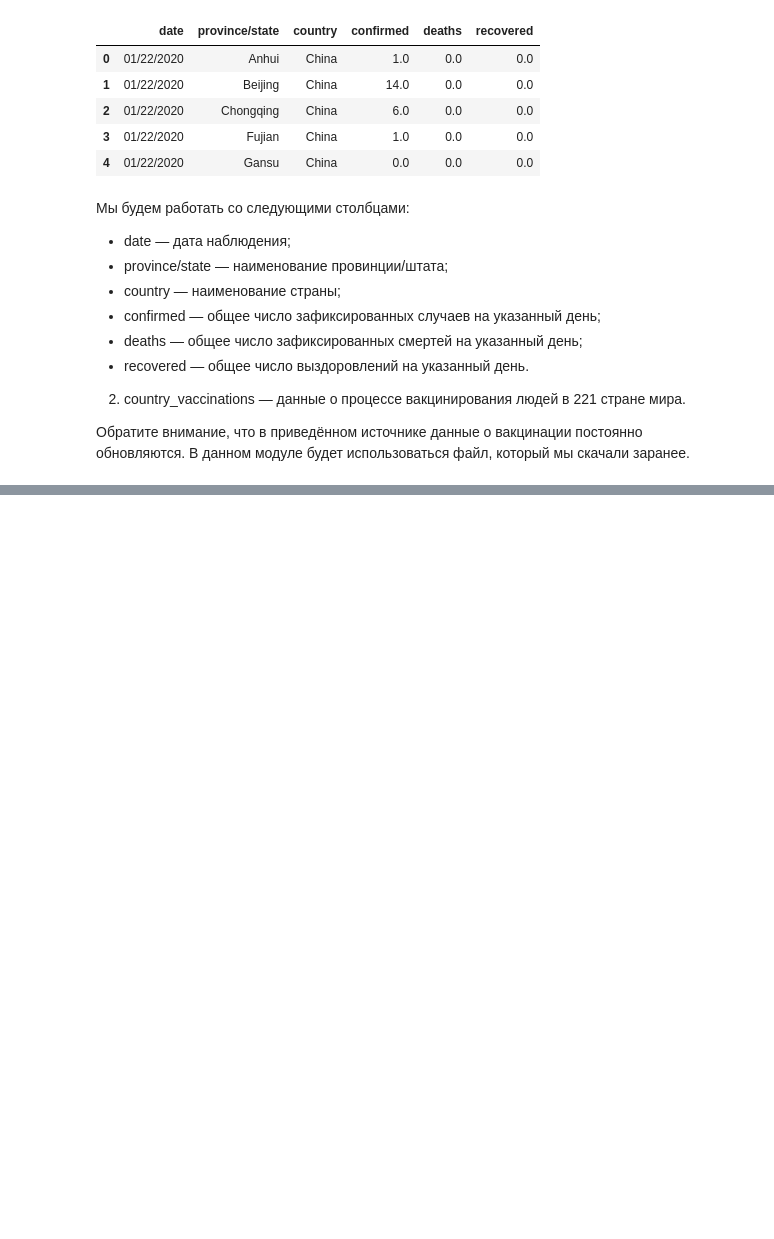
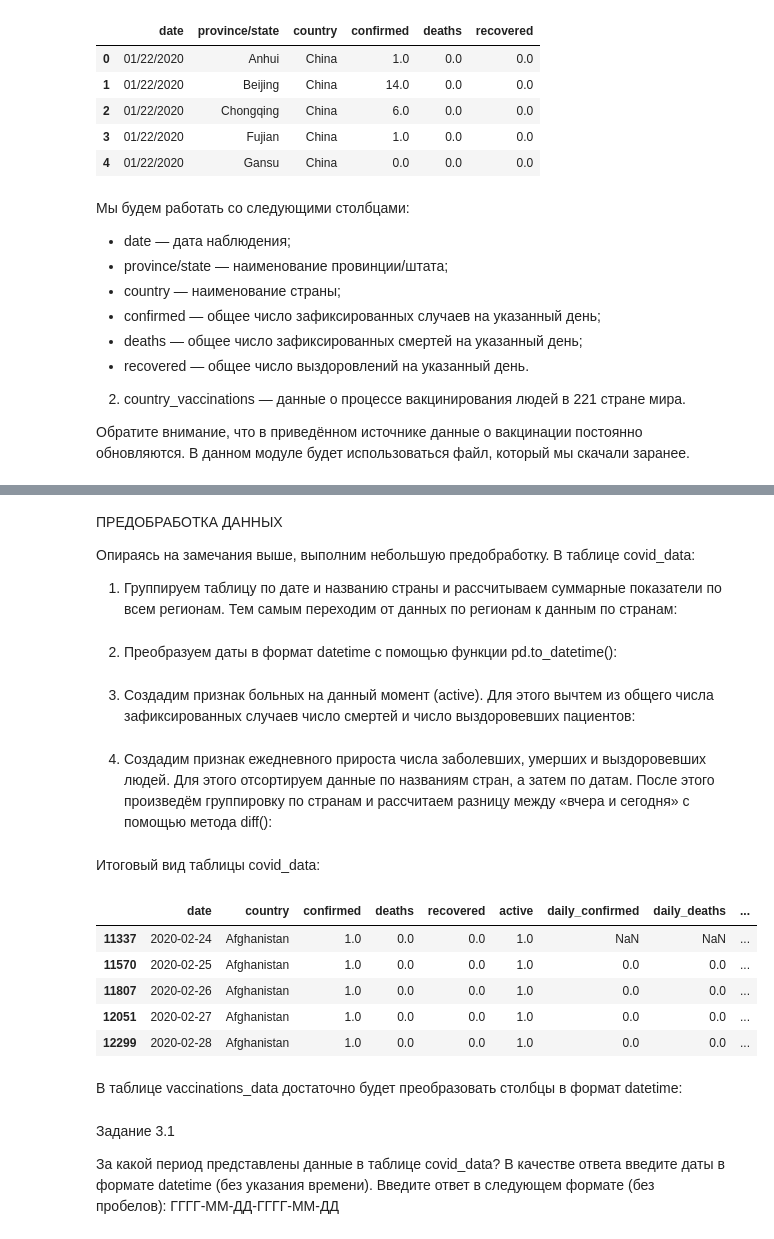
Before and after one commit to DadonovIV/for_sf_ds, a Jupyter notebook: study/python_13/DS_2_5_Types_of_visualization.ipynb, the cells around one changed output, grey strips where cells are left out. Saved outputs shown, nothing was run; the diff lists cells and outputs as text; code cells hidden in the pictures; blank space fills up the shorter version.

```diff
--- a/study/python_13/DS_2_5_Types_of_visualization.ipynb
+++ b/study/python_13/DS_2_5_Types_of_visualization.ipynb
@@ -278,0 +316,39 @@ vaccinations_data = vaccinations_data[
+# %% [markdown]
+ПРЕДОБРАБОТКА ДАННЫХ
+
+Опираясь на замечания выше, выполним небольшую предобработку.
+В таблице covid_data:
+1) Группируем таблицу по дате и названию страны и рассчитываем суммарные показатели по всем регионам. Тем самым переходим от данных по регионам к данным по странам:
+# %%
+covid_data = covid_data.groupby(
+    ['date', 'country'],
+    as_index=False
+)[['confirmed', 'deaths', 'recovered']].sum()
+# %% [markdown]
+2) Преобразуем даты в формат datetime с помощью функции pd.to_datetime():
+# %%
+covid_data['date'] = pd.to_datetime(covid_data['date'])
+# %% [markdown]
+3) Создадим признак больных на данный момент (active). Для этого вычтем из общего числа зафиксированных случаев число смертей и число выздоровевших пациентов:
+# %%
+covid_data['active'] = covid_data['confirmed'] - covid_data['deaths'] - covid_data['recovered']
+# %% [markdown]
+4) Создадим признак ежедневного прироста числа заболевших, умерших и выздоровевших людей. Для этого отсортируем данные по названиям стран, а затем по датам. После этого произведём группировку по странам и рассчитаем разницу между «вчера и сегодня» с помощью метода diff():
+# %%
+covid_data = covid_data.sort_values(by=['country', 'date'])
+covid_data['daily_confirmed'] = covid_data.groupby('country')['confirmed'].diff()
+covid_data['daily_deaths'] = covid_data.groupby('country')['deaths'].diff()
+covid_data['daily_recovered'] = covid_data.groupby('country')['recovered'].diff()
+# %% [markdown]
+Итоговый вид таблицы covid_data:
+# %%
+display(covid_data.head())
+# %% [output]
+|  | date | country | confirmed | deaths | recovered | active | daily_confirmed | daily_deaths | ... |
+| 11337 | 2020-02-24 | Afghanistan | 1.0 | 0.0 | 0.0 | 1.0 | NaN | NaN | ... |
+| 11570 | 2020-02-25 | Afghanistan | 1.0 | 0.0 | 0.0 | 1.0 | 0.0 | 0.0 | ... |
+| 11807 | 2020-02-26 | Afghanistan | 1.0 | 0.0 | 0.0 | 1.0 | 0.0 | 0.0 | ... |
+| 12051 | 2020-02-27 | Afghanistan | 1.0 | 0.0 | 0.0 | 1.0 | 0.0 | 0.0 | ... |
+| 12299 | 2020-02-28 | Afghanistan | 1.0 | 0.0 | 0.0 | 1.0 | 0.0 | 0.0 | ... |
+# %% [markdown]
+В таблице vaccinations_data достаточно будет преобразовать столбцы в формат datetime:
@@ -278,0 +357,5 @@ vaccinations_data = vaccinations_data[
+# %% [markdown]
+Задание 3.1
+
+За какой период представлены данные в таблице covid_data? В качестве ответа введите даты в формате datetime (без указания времени).
+Введите ответ в следующем формате (без пробелов): ГГГГ-ММ-ДД-ГГГГ-ММ-ДД
```
Also changed, not shown: parts of 13 cells of this notebook.
